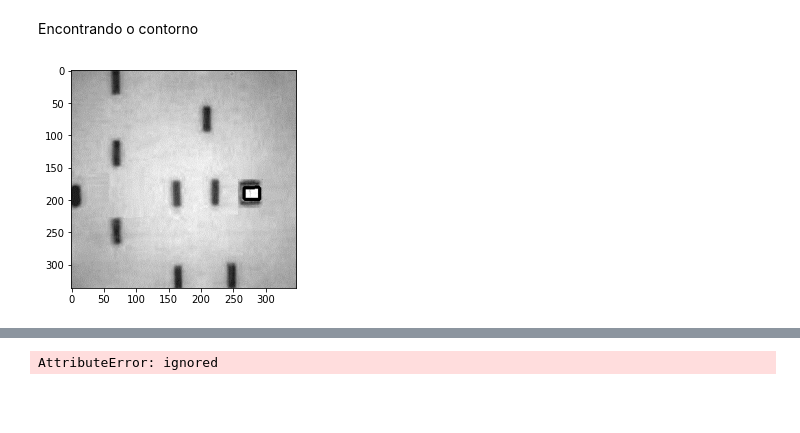
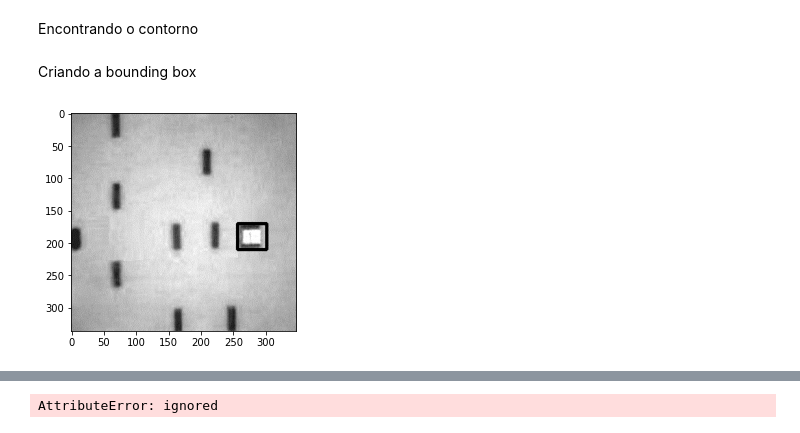
Before and after one commit to adrinerandrade/robotica, a Jupyter notebook: trabalho_01/Robótica_trabalho_pratico_1.ipynb, the cells around one changed output, grey strips where cells are left out. Drawn from its saved outputs; the diff is of its cells as text; code cells hidden in the pictures; blank space fills up the shorter version.

Commit message:
adicionando código de bounding box

```diff
--- a/trabalho_01/Robótica_trabalho_pratico_1.ipynb
+++ b/trabalho_01/Robótica_trabalho_pratico_1.ipynb
@@ -56,10 +56,28 @@ showImg(closing_robot)
 [figure]
 # %% [markdown]
 Encontrando o contorno
+# %%
+contours, _ = cv.findContours(closing_robot, cv.RETR_EXTERNAL, cv.CHAIN_APPROX_SIMPLE)
+robot_contour = contours[0]
+# %% [markdown]
+Criando a bounding box
+# %%
+BOUNDING_TOLERANCE = 10;
+
+robot = cv.boundingRect(robot_contour)
+min_x, min_y, width, height = robot
+min_x = min_x - BOUNDING_TOLERANCE;
+min_y = min_y - BOUNDING_TOLERANCE;
+width = width + (BOUNDING_TOLERANCE * 2);
+height = height + (BOUNDING_TOLERANCE * 2);
+
+robot = np.array([
+    [[min_x, min_y]],
+    [[min_x + width, min_y]],
+    [[min_x + width, min_y + height]],
+    [[min_x, min_y + height]]]);
 # %%
-contours = cv.findContours(closing_robot, cv.RETR_TREE, cv.CHAIN_APPROX_SIMPLE)
-robot = contours[0]
-cv.drawContours(img, robot, -1, (0,255,0), 3)
+cv.drawContours(img, [robot], -1, (0,255,0), 3)
 showImg(img)
 # %% [output]
-[figure, old version]
+[figure, new version]
```
Also changed, not shown: parts of 1 cell of this notebook.
